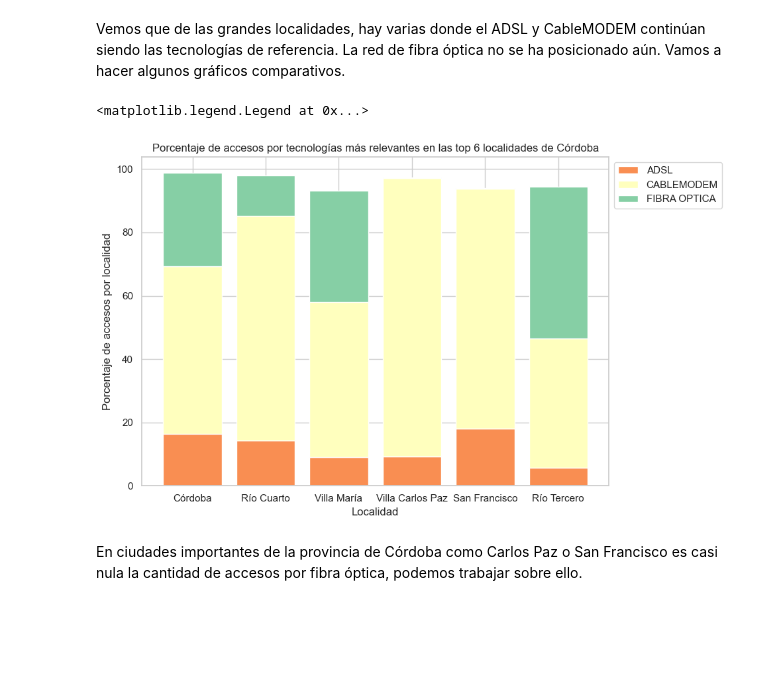
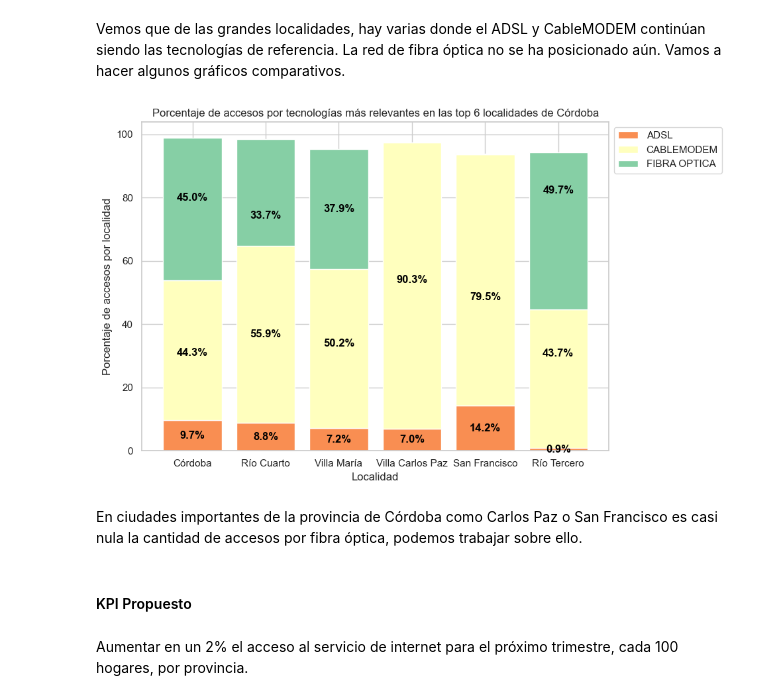
Before and after one commit to maurifigueroa/Conectividad-Enacom-DataAnalysis, a Jupyter notebook: EDA.ipynb, the cells around one changed output. Saved outputs shown, nothing was run; the diff lists cells and outputs as text; code cells hidden in the pictures; blank space fills up the shorter version.

```diff
--- a/EDA.ipynb
+++ b/EDA.ipynb
@@ -571,4 +639,4 @@ df_accesos_tecn_localidad.head()
 df_accesos_tecn_localidad = df_accesos_tecn_localidad.drop(columns = ["Unnamed: 13"])
 # %%
 # Corregimos puntos y guiones
-df_accesos_tecn_localidad.iloc[:,4:] = df_accesos_tecn_localidad.iloc[:,4:].applymap(lambda x: str(x).replace('.', '').replace('-', '').strip()).astype(int)
+df_accesos_tecn_localidad.iloc[:,4:] = df_accesos_tecn_localidad.iloc[:,4:].applymap(lambda x: str(x).replace('-', '').replace(',', '.').strip())
@@ -591,3 +643,18 @@ df_accesos_tecn_localidad
+# %%
+# Define una función para multiplicar por mil si el valor es un string con coma
+def multiplicar_por_mil(valor):
+    if isinstance(valor, str) and '.' in valor:
+        try:
+            return float(valor) * 1000
+        except ValueError:
+            return valor  # En caso de que la conversión falle, devuelve el valor original
+    return valor
+
+# Aplica la función a todas las celdas del DataFrame
+df_accesos_tecn_localidad.iloc[:, 4:] = df_accesos_tecn_localidad.iloc[:, 4:].applymap(multiplicar_por_mil)
+# %%
+# Forzamos a que tome la columna corregida como valores enteros
+df_accesos_tecn_localidad.iloc[:, 4:] = df_accesos_tecn_localidad.iloc[:, 4:].astype(int)
 # %% [markdown]
 Queremos analizar las localidades de la provincia de Córdoba
 # %%
@@ -612,3 +679,6 @@ df_accesos_cordoba.head(10)
+# %%
+# Detectamos un error particular en Rio Tercero, en Fibra Optica corresponde un 10000. Corregimos
+df_accesos_cordoba["FIBRA OPTICA"][1281] = df_accesos_cordoba["FIBRA OPTICA"][1281] * 1000
 # %% [markdown]
 Vemos que de las grandes localidades, hay varias donde el ADSL y CableMODEM continúan siendo las tecnologías de referencia. La red de fibra óptica no se ha posicionado aún. Vamos a hacer algunos gráficos comparativos.
 # %%
@@ -618,36 +688,50 @@ columnas_graficar = ['ADSL', 'CABLEMODEM', 'FIBRA OPTICA']
 # Filtrar el DataFrame
 df_bar_plot = df_accesos_cordoba[['Localidad'] + columnas_graficar + ["Total general"]].head(6)
 
 # Dividir cada columna por la columna "Total general"
 for columna in columnas_graficar:
     df_bar_plot[columna] = df_bar_plot[columna] / df_bar_plot["Total general"] * 100
+
+# Resetear el índice
+df_bar_plot.reset_index(drop=True, inplace=True)
 
 # Configurar el estilo de Seaborn
 sns.set(style='whitegrid')
 
 # Crear el gráfico de barras apiladas
 plt.figure(figsize=(8, 6))
 palette = sns.color_palette("Spectral", len(columnas_graficar))  # Generar una paleta de colores automáticamente
 
 # Variable para almacenar las alturas acumuladas de las barras
 bottom = np.zeros(len(df_bar_plot['Localidad']))
 
 for i, columna in enumerate(columnas_graficar):
-    plt.bar(df_bar_plot['Localidad'], df_bar_plot[columna], bottom=bottom, color=palette[i], label=columna)
+    bars = plt.bar(df_bar_plot['Localidad'], df_bar_plot[columna], bottom=bottom, color=palette[i], label=columna)
+
+    # Agregar etiquetas con porcentajes dentro de las barras
+    for bar in bars:
+        yval = bar.get_height()
+        yval = round(yval, 1)
+        # Mostrar la etiqueta solo si el porcentaje es diferente de 0.0
+        if yval != 0.0:
+            plt.text(bar.get_x() + bar.get_width()/2, yval/2 + bottom[i], f'{yval:.1f}%', ha='center', va='center', color='black', fontweight='bold')
+
     bottom += df_bar_plot[columna]  # Actualizar las alturas acumuladas
 
 # Agregar título y etiquetas de los ejes
 plt.title('Porcentaje de accesos por tecnologías más relevantes en las top 6 localidades de Córdoba')
 plt.xlabel('Localidad')
 plt.ylabel('Porcentaje de accesos por localidad')
 
 # Ajustar el tamaño del gráfico
 plt.tight_layout()
 
 # Mostrar la leyenda
-plt.legend(bbox_to_anchor = (1, 1), loc='upper left')
+plt.legend(bbox_to_anchor=(1, 1), loc='upper left')
+
+# Mostrar el gráfico
+plt.show()
 # %% [output]
-<matplotlib.legend.Legend at 0x...>
-[figure, old version]
+[figure, new version]
 # %% [markdown]
 En ciudades importantes de la provincia de Córdoba como Carlos Paz o San Francisco es casi nula la cantidad de accesos por fibra óptica, podemos trabajar sobre ello.
@@ -653,0 +745,4 @@ En ciudades importantes de la provincia de Córdoba como Carlos Paz o San Franci
+# %% [markdown]
+#### KPI Propuesto
+# %% [markdown]
+Aumentar en un 2% el acceso al servicio de internet para el próximo trimestre, cada 100 hogares, por provincia.
```
Also changed, not shown: parts of 46 cells of this notebook, 16 other files.
